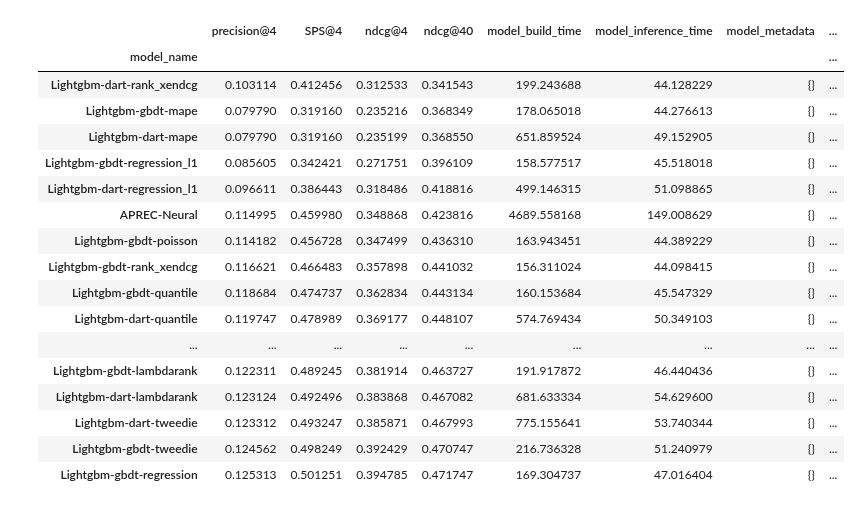
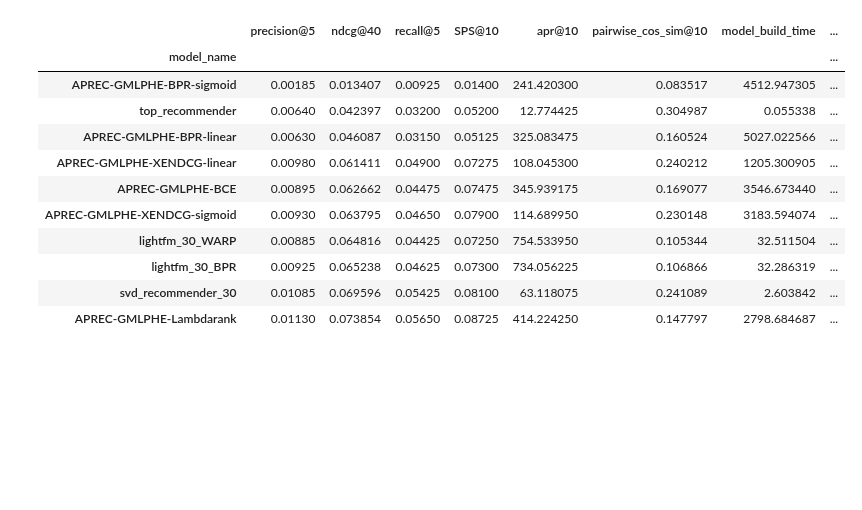
Before and after one commit to asash/gptrec_rl, a Jupyter notebook: evaluation/Results_analysis.ipynb, the cells around one changed output. Saved outputs shown, nothing was run; the diff lists cells and outputs as text; code cells hidden in the pictures; blank space fills up the shorter version.

```diff
--- a/evaluation/Results_analysis.ipynb
+++ b/evaluation/Results_analysis.ipynb
@@ -100,2 +76,2 @@ good_df.groupby('objective').mean().sort_values('ndcg@40')
 # %%
-df.groupby('booster').mean().sort_values('ndcg@40')
+df = pd.DataFrame(data).set_index('model_name').sort_values('ndcg@40')
@@ -109,24 +78,18 @@ df.groupby('booster').mean().sort_values('ndcg@40')
-# %%
-good_df.sort_values('ndcg@40')
-# %% [output]
-|  | precision@4 | SPS@4 | ndcg@4 | ndcg@40 | model_build_time | model_inference_time | model_metadata | ... |
-| model_name |  |  |  |  |  |  |  | ... |
-| Lightgbm-dart-rank_xendcg | 0.103114 | 0.412456 | 0.312533 | 0.341543 | 199.243688 | 44.128229 | {} | ... |
-| Lightgbm-gbdt-mape | 0.079790 | 0.319160 | 0.235216 | 0.368349 | 178.065018 | 44.276613 | {} | ... |
-| Lightgbm-dart-mape | 0.079790 | 0.319160 | 0.235199 | 0.368550 | 651.859524 | 49.152905 | {} | ... |
-| Lightgbm-gbdt-regression_l1 | 0.085605 | 0.342421 | 0.271751 | 0.396109 | 158.577517 | 45.518018 | {} | ... |
-| Lightgbm-dart-regression_l1 | 0.096611 | 0.386443 | 0.318486 | 0.418816 | 499.146315 | 51.098865 | {} | ... |
-| APREC-Neural | 0.114995 | 0.459980 | 0.348868 | 0.423816 | 4689.558168 | 149.008629 | {} | ... |
-| Lightgbm-gbdt-poisson | 0.114182 | 0.456728 | 0.347499 | 0.436310 | 163.943451 | 44.389229 | {} | ... |
-| Lightgbm-gbdt-rank_xendcg | 0.116621 | 0.466483 | 0.357898 | 0.441032 | 156.311024 | 44.098415 | {} | ... |
-| Lightgbm-gbdt-quantile | 0.118684 | 0.474737 | 0.362834 | 0.443134 | 160.153684 | 45.547329 | {} | ... |
-| Lightgbm-dart-quantile | 0.119747 | 0.478989 | 0.369177 | 0.448107 | 574.769434 | 50.349103 | {} | ... |
-| ... | ... | ... | ... | ... | ... | ... | ... | ... |
-| Lightgbm-gbdt-lambdarank | 0.122311 | 0.489245 | 0.381914 | 0.463727 | 191.917872 | 46.440436 | {} | ... |
-| Lightgbm-dart-lambdarank | 0.123124 | 0.492496 | 0.383868 | 0.467082 | 681.633334 | 54.629600 | {} | ... |
-| Lightgbm-dart-tweedie | 0.123312 | 0.493247 | 0.385871 | 0.467993 | 775.155641 | 53.740344 | {} | ... |
-| Lightgbm-gbdt-tweedie | 0.124562 | 0.498249 | 0.392429 | 0.470747 | 216.736328 | 51.240979 | {} | ... |
-| Lightgbm-gbdt-regression | 0.125313 | 0.501251 | 0.394785 | 0.471747 | 169.304737 | 47.016404 | {} | ... |
+# %%
+df
+# %% [output]
+|  | precision@5 | ndcg@40 | recall@5 | SPS@10 | apr@10 | pairwise_cos_sim@10 | model_build_time | ... |
+| model_name |  |  |  |  |  |  |  | ... |
+| APREC-GMLPHE-BPR-sigmoid | 0.00185 | 0.013407 | 0.00925 | 0.01400 | 241.420300 | 0.083517 | 4512.947305 | ... |
+| top_recommender | 0.00640 | 0.042397 | 0.03200 | 0.05200 | 12.774425 | 0.304987 | 0.055338 | ... |
+| APREC-GMLPHE-BPR-linear | 0.00630 | 0.046087 | 0.03150 | 0.05125 | 325.083475 | 0.160524 | 5027.022566 | ... |
+| APREC-GMLPHE-XENDCG-linear | 0.00980 | 0.061411 | 0.04900 | 0.07275 | 108.045300 | 0.240212 | 1205.300905 | ... |
+| APREC-GMLPHE-BCE | 0.00895 | 0.062662 | 0.04475 | 0.07475 | 345.939175 | 0.169077 | 3546.673440 | ... |
+| APREC-GMLPHE-XENDCG-sigmoid | 0.00930 | 0.063795 | 0.04650 | 0.07900 | 114.689950 | 0.230148 | 3183.594074 | ... |
+| lightfm_30_WARP | 0.00885 | 0.064816 | 0.04425 | 0.07250 | 754.533950 | 0.105344 | 32.511504 | ... |
+| lightfm_30_BPR | 0.00925 | 0.065238 | 0.04625 | 0.07300 | 734.056225 | 0.106866 | 32.286319 | ... |
+| svd_recommender_30 | 0.01085 | 0.069596 | 0.05425 | 0.08100 | 63.118075 | 0.241089 | 2.603842 | ... |
+| APREC-GMLPHE-Lambdarank | 0.01130 | 0.073854 | 0.05650 | 0.08725 | 414.224250 | 0.147797 | 2798.684687 | ... |
 # %%
 def get_metric(metric_history, metric_name):
     result = []
```
Also changed, not shown: parts of 7 cells of this notebook.
